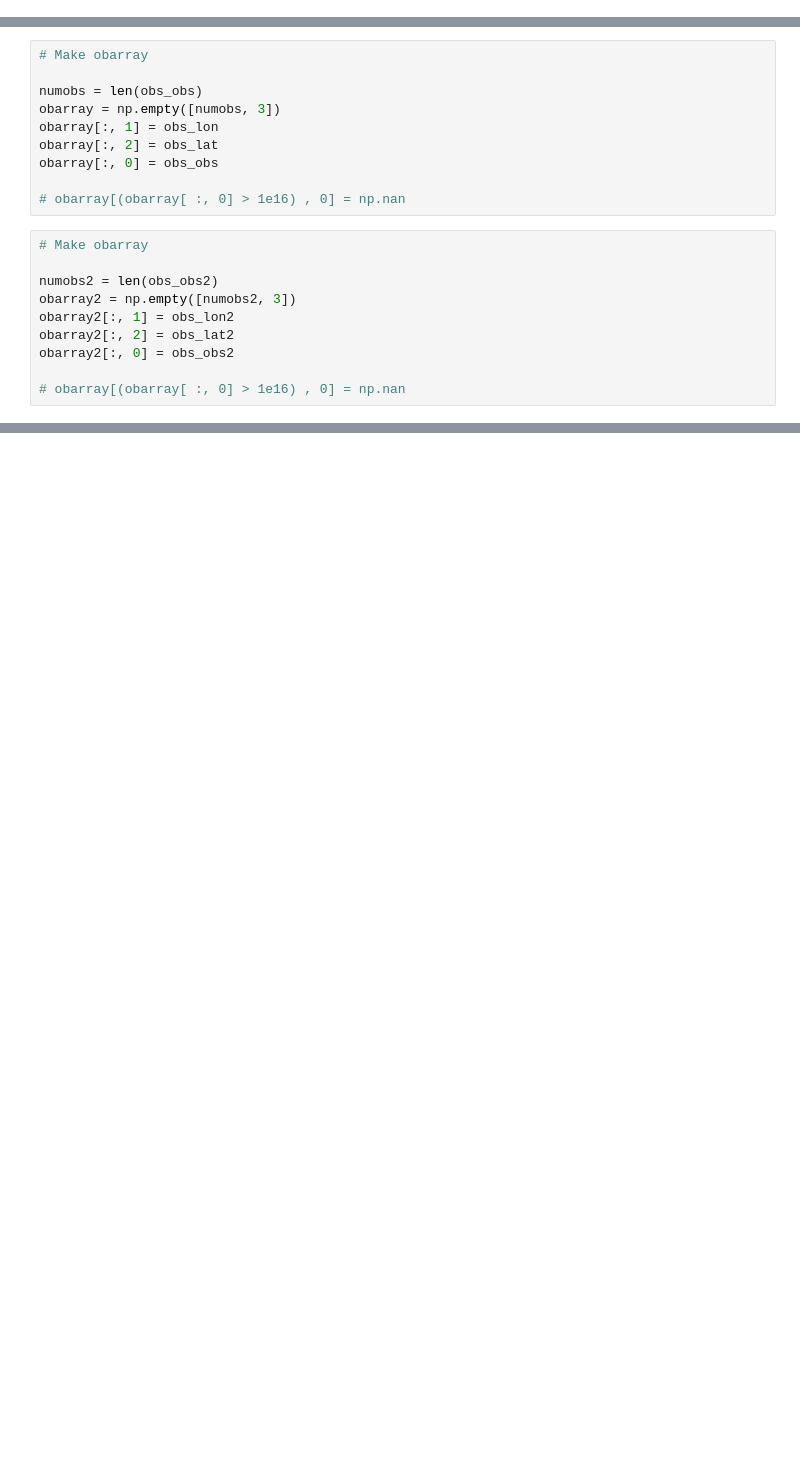
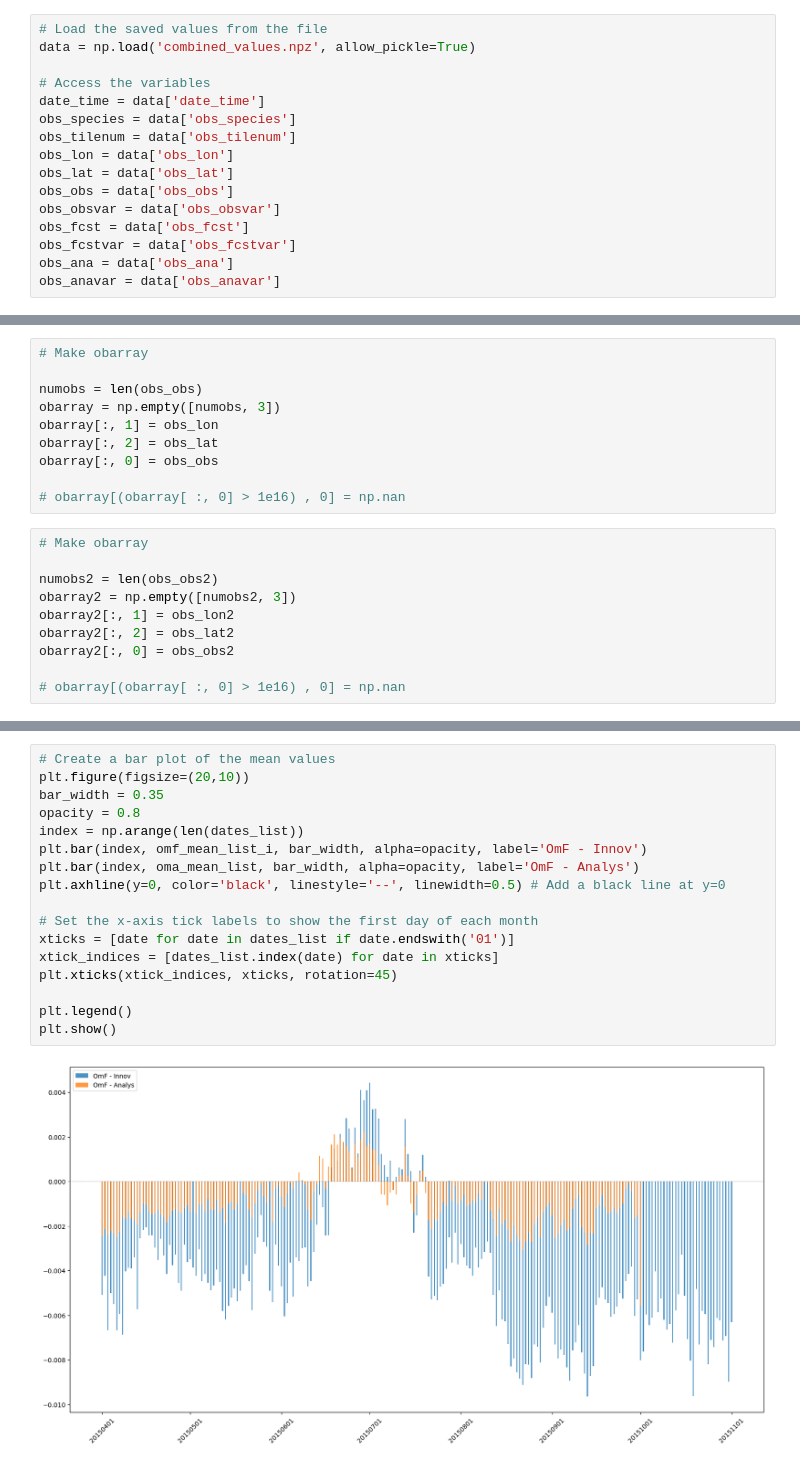
Before and after one commit to amfox37/GEOSldas_diagnostics, a Jupyter notebook: Jupyter/Analyze_new_scaling_102023.ipynb, the cells around one changed output, grey strips where cells are left out. Cells and saved outputs as stored; diff of their text form; blank space fills up the shorter version.

```diff
--- a/Jupyter/Analyze_new_scaling_102023.ipynb
+++ b/Jupyter/Analyze_new_scaling_102023.ipynb
@@ -117,0 +313,16 @@ Total number of obs =  726292
+# %%
+# Load the saved values from the file
+data = np.load('combined_values.npz', allow_pickle=True)
+
+# Access the variables
+date_time = data['date_time']
+obs_species = data['obs_species']
+obs_tilenum = data['obs_tilenum']
+obs_lon = data['obs_lon']
+obs_lat = data['obs_lat']
+obs_obs = data['obs_obs']
+obs_obsvar = data['obs_obsvar']
+obs_fcst = data['obs_fcst']
+obs_fcstvar = data['obs_fcstvar']
+obs_ana = data['obs_ana']
+obs_anavar = data['obs_anavar']
@@ -401,0 +1091,19 @@ Percentage of observations removed because too high: 1.07%
+# %%
+# Create a bar plot of the mean values
+plt.figure(figsize=(20,10))
+bar_width = 0.35
+opacity = 0.8
+index = np.arange(len(dates_list))
+plt.bar(index, omf_mean_list_i, bar_width, alpha=opacity, label='OmF - Innov')
+plt.bar(index, oma_mean_list, bar_width, alpha=opacity, label='OmF - Analys')
+plt.axhline(y=0, color='black', linestyle='--', linewidth=0.5) # Add a black line at y=0
+
+# Set the x-axis tick labels to show the first day of each month
+xticks = [date for date in dates_list if date.endswith('01')]
+xtick_indices = [dates_list.index(date) for date in xticks]
+plt.xticks(xtick_indices, xticks, rotation=45)
+
+plt.legend()
+plt.show()
+# %% [output]
+[figure, added]
```
Also changed, not shown: parts of 33 cells of this notebook, 10 other files.
